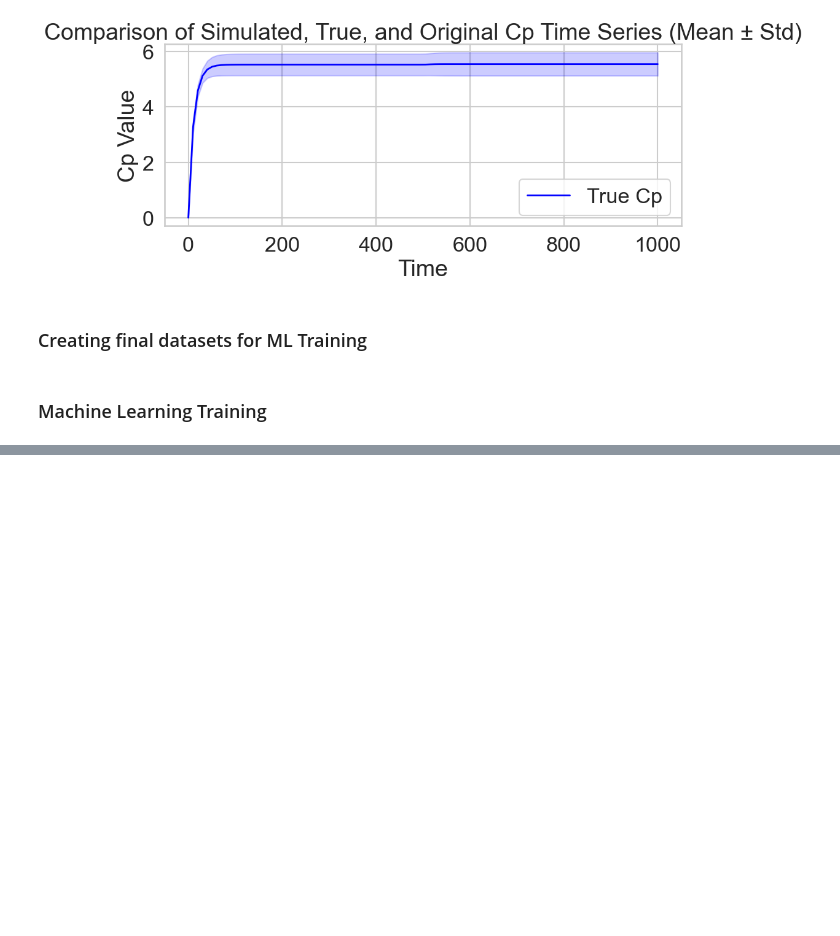
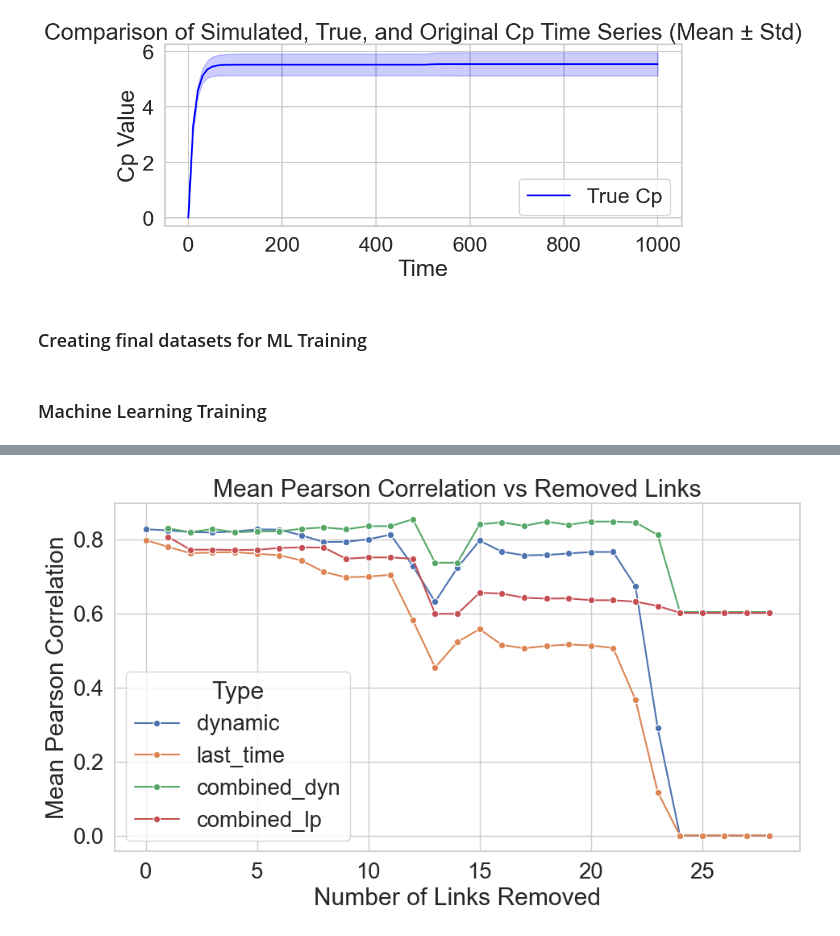
Before and after one commit to AnEvilBurrito/new-peak-project, a Jupyter notebook: src/notebooks/exp/exp19_null_param_topology.ipynb, the cells around one changed output, grey strips where cells are left out. Saved outputs shown, nothing was run; the diff lists cells and outputs as text; code cells hidden in the pictures; blank space fills up the shorter version.

```diff
--- a/src/notebooks/exp/exp19_null_param_topology.ipynb
+++ b/src/notebooks/exp/exp19_null_param_topology.ipynb
@@ -995,0 +1035,22 @@ plt.show()
+# %%
+# FILL missing values of Pearson Correlation with 0
+metric_df['Pearson Correlation'] = metric_df['Pearson Correlation'].fillna(0)
+# %%
+# Group and average
+grouped = (
+    metric_df
+    .dropna(subset=['Removed links', 'Pearson Correlation', 'Type'])
+    .groupby(['Removed links', 'Type'])
+    .agg(mean_corr=('Pearson Correlation', 'mean'))
+    .reset_index()
+)
+
+plt.figure(figsize=(10, 6))
+sns.lineplot(data=grouped, x='Removed links', y='mean_corr', hue='Type', marker='o')
+plt.title('Mean Pearson Correlation vs Removed Links')
+plt.xlabel('Number of Links Removed')
+plt.ylabel('Mean Pearson Correlation')
+plt.tight_layout()
+plt.show()
+# %% [output]
+[figure, added]
```
Also changed, not shown: parts of 9 cells of this notebook.
